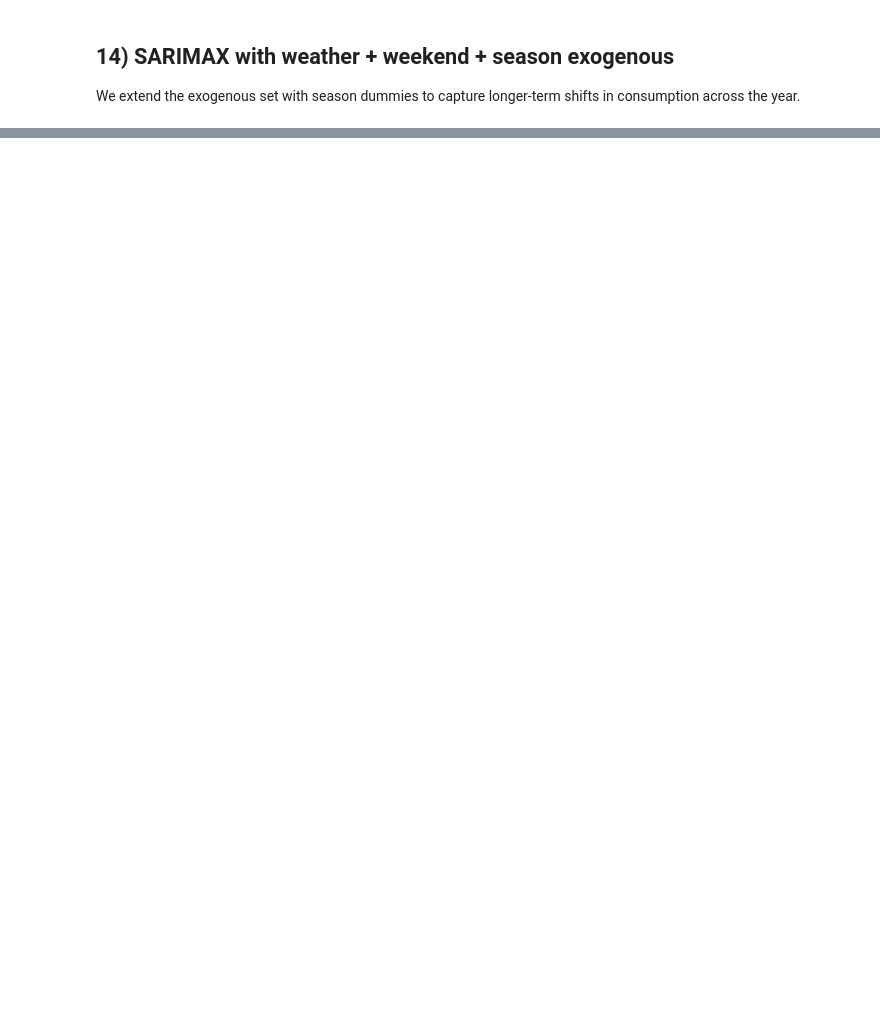
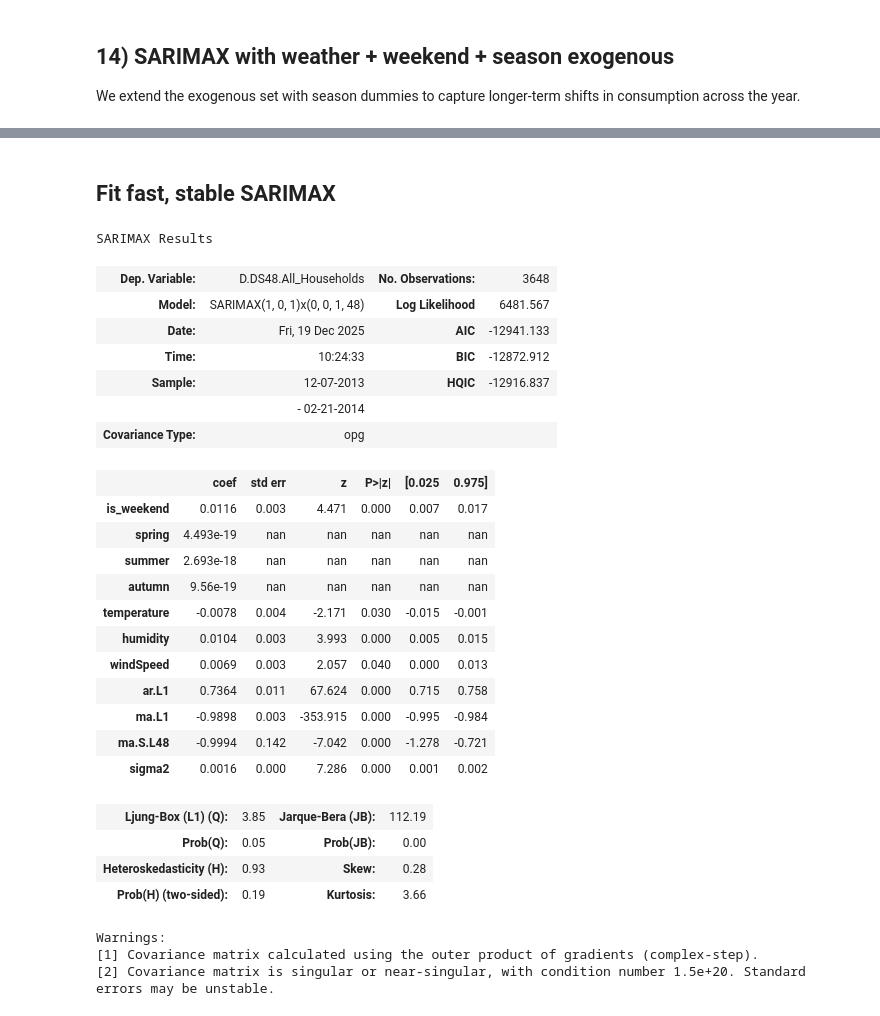
Before and after one commit to bertieford/forecast-and-flex, a Jupyter notebook: notebooks/weather_exploration.ipynb, the cells around one changed output, grey strips where cells are left out. Cells and saved outputs as stored; diff of their text form; code cells hidden in the pictures; blank space fills up the shorter version.

```diff
--- a/notebooks/weather_exploration.ipynb
+++ b/notebooks/weather_exploration.ipynb
@@ -357,0 +555,62 @@ plt.show()
+# %% [markdown]
+## Fit fast, stable SARIMAX
+# %%
+from statsmodels.tsa.statespace.sarimax import SARIMAX
+from sklearn.metrics import mean_absolute_error
+
+# Model structure (simple but strong)
+order = (1, 1, 1)
+seasonal_order = (0, 1, 1, 48)  # daily seasonality (30-min data)
+
+# Scale exogenous variables (CRITICAL for speed)
+X_mean = X_train.mean()
+X_std = X_train.std(ddof=0) + 1e-9
+
+X_train_s = (X_train - X_mean) / X_std
+X_valid_s = (X_valid - X_mean) / X_std
+
+model = SARIMAX(
+    y_train,
+    exog=X_train_s,
+    order=order,
+    seasonal_order=seasonal_order,
+    enforce_stationarity=True,
+    enforce_invertibility=True,
+    simple_differencing=True
+)
+
+results = model.fit(
+    method="lbfgs",
+    maxiter=60,
+    disp=False
+)
+
+results.summary()
+# %% [output]
+SARIMAX Results
+| Dep. Variable: | D.DS48.All_Households | No. Observations: | 3648 |
+| Model: | SARIMAX(1, 0, 1)x(0, 0, 1, 48) | Log Likelihood | 6481.567 |
+| Date: | Fri, 19 Dec 2025 | AIC | -12941.133 |
+| Time: | 10:24:33 | BIC | -12872.912 |
+| Sample: | 12-07-2013 | HQIC | -12916.837 |
+|  | - 02-21-2014 |  |  |
+| Covariance Type: | opg |  |  |
+|  | coef | std err | z | P>|z| | [0.025 | 0.975] |
+| is_weekend | 0.0116 | 0.003 | 4.471 | 0.000 | 0.007 | 0.017 |
+| spring | 4.493e-19 | nan | nan | nan | nan | nan |
+| summer | 2.693e-18 | nan | nan | nan | nan | nan |
+| autumn | 9.56e-19 | nan | nan | nan | nan | nan |
+| temperature | -0.0078 | 0.004 | -2.171 | 0.030 | -0.015 | -0.001 |
+| humidity | 0.0104 | 0.003 | 3.993 | 0.000 | 0.005 | 0.015 |
+| windSpeed | 0.0069 | 0.003 | 2.057 | 0.040 | 0.000 | 0.013 |
+| ar.L1 | 0.7364 | 0.011 | 67.624 | 0.000 | 0.715 | 0.758 |
+| ma.L1 | -0.9898 | 0.003 | -353.915 | 0.000 | -0.995 | -0.984 |
+| ma.S.L48 | -0.9994 | 0.142 | -7.042 | 0.000 | -1.278 | -0.721 |
+| sigma2 | 0.0016 | 0.000 | 7.286 | 0.000 | 0.001 | 0.002 |
+| Ljung-Box (L1) (Q): | 3.85 | Jarque-Bera (JB): | 112.19 |
+| Prob(Q): | 0.05 | Prob(JB): | 0.00 |
+| Heteroskedasticity (H): | 0.93 | Skew: | 0.28 |
+| Prob(H) (two-sided): | 0.19 | Kurtosis: | 3.66 |
+Warnings:
+[1] Covariance matrix calculated using the outer product of gradients (complex-step).
+[2] Covariance matrix is singular or near-singular, with condition number 1.5e+20. Standard errors may be unstable.
```
Also changed, not shown: parts of 69 cells of this notebook.
